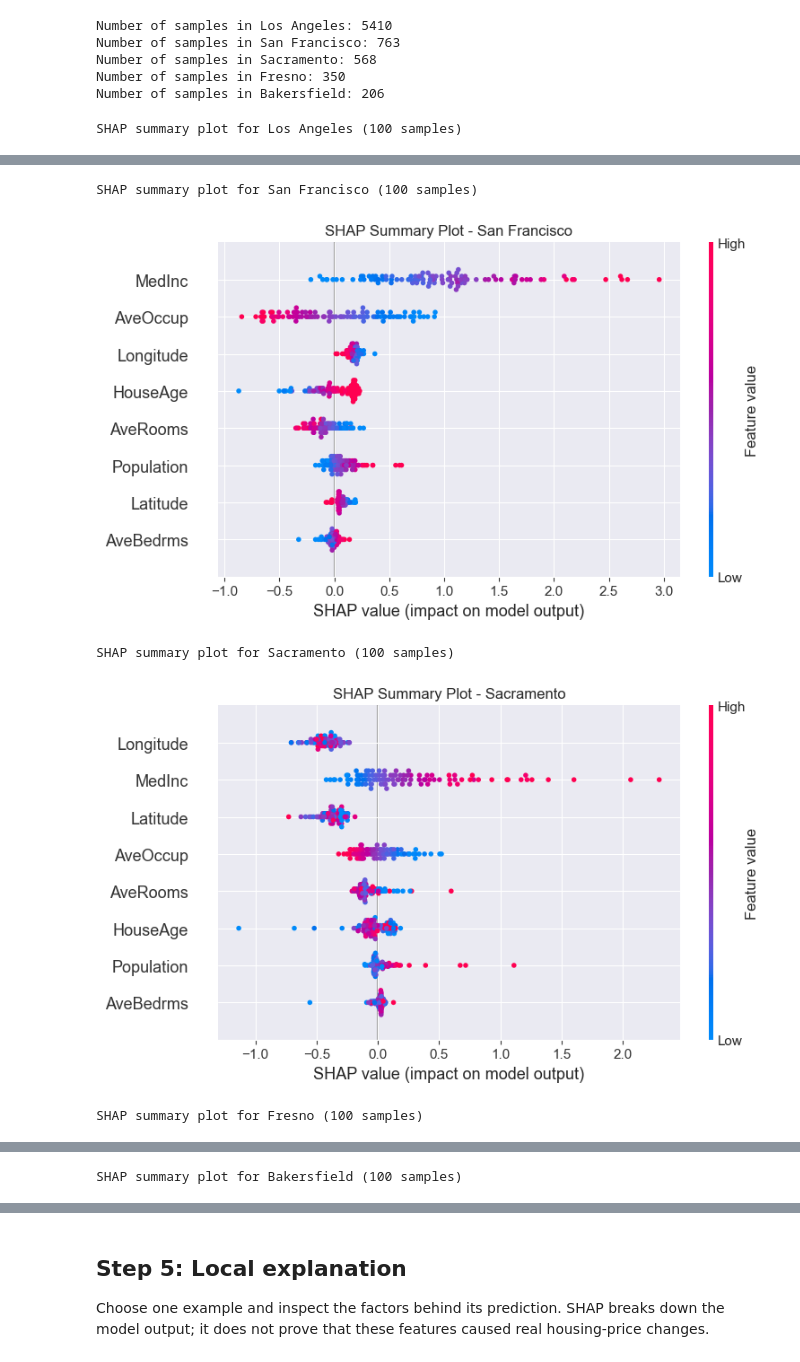
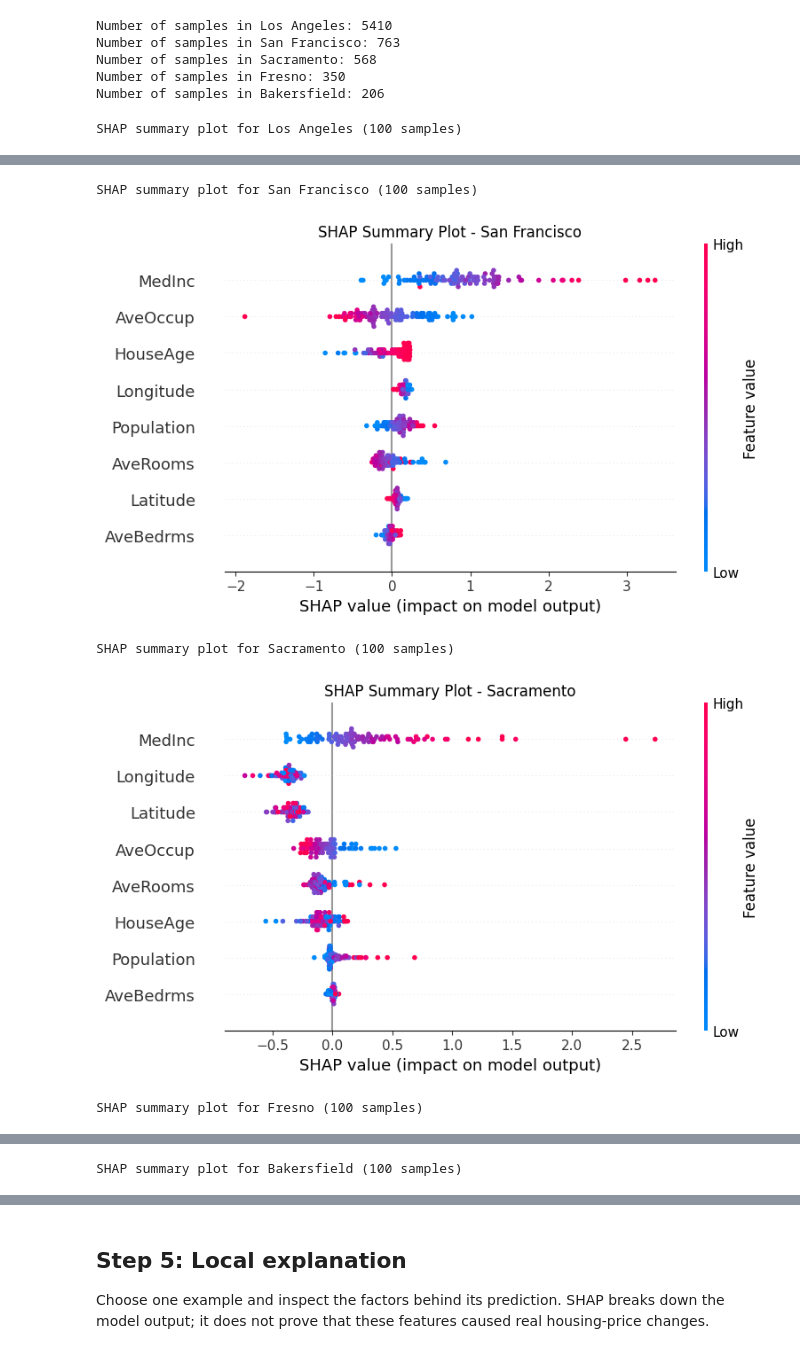
Before and after one commit to ccai9012/ccai9012, a Jupyter notebook: weekly_scripts/wip/week9/week9_t_shapley.ipynb, the cells around one changed output, grey strips where cells are left out. Cells and saved outputs as stored; diff of their text form; code cells hidden in the pictures.

Commit message:
update(weekly-scripts): refresh lesson notebooks and figures

```diff
--- a/weekly_scripts/wip/week9/week9_t_shapley.ipynb
+++ b/weekly_scripts/wip/week9/week9_t_shapley.ipynb
@@ -33,11 +46,11 @@ from ccai9012 import nn_utils, viz_utils
 
 Load the housing features and target values and prepare training examples. Check that each row’s features and target refer to the same area.
 # %%
-# Fetch the California housing dataset
-california = fetch_california_housing()
-X_california = california.data
-y_california = california.target
-feature_names = california.feature_names
+# Read the local California housing table.
+california = pd.read_csv(DATA_DIR / "housing_price_california.csv", index_col=0)
+feature_names = list(california.drop(columns="Target").columns)
+X_california = california[feature_names].to_numpy()
+y_california = california["Target"].to_numpy()
 
 # Normarlize data and prepare dataloaders
 train_loader, val_loader, test_loader, scaler = nn_utils.prepare_dataloaders(
@@ -235,7 +257,7 @@ for city, (shap_vals, X_samples_np) in shap_values_city.items():
     shap.summary_plot(
         shap_vals,
         X_samples_np,
-        feature_names=california.feature_names,
+        feature_names=feature_names,
         show=True
     )
 # %% [output]
@@ -244,5 +266,5 @@ SHAP summary plot for Los Angeles (100 samples)
 SHAP summary plot for San Francisco (100 samples)
-[figure, old version]
+[figure, new version]
 SHAP summary plot for Sacramento (100 samples)
-[figure, old version]
+[figure, new version]
 SHAP summary plot for Fresno (100 samples)
```
Also changed, not shown: parts of 21 cells of this notebook, 35 other files.
